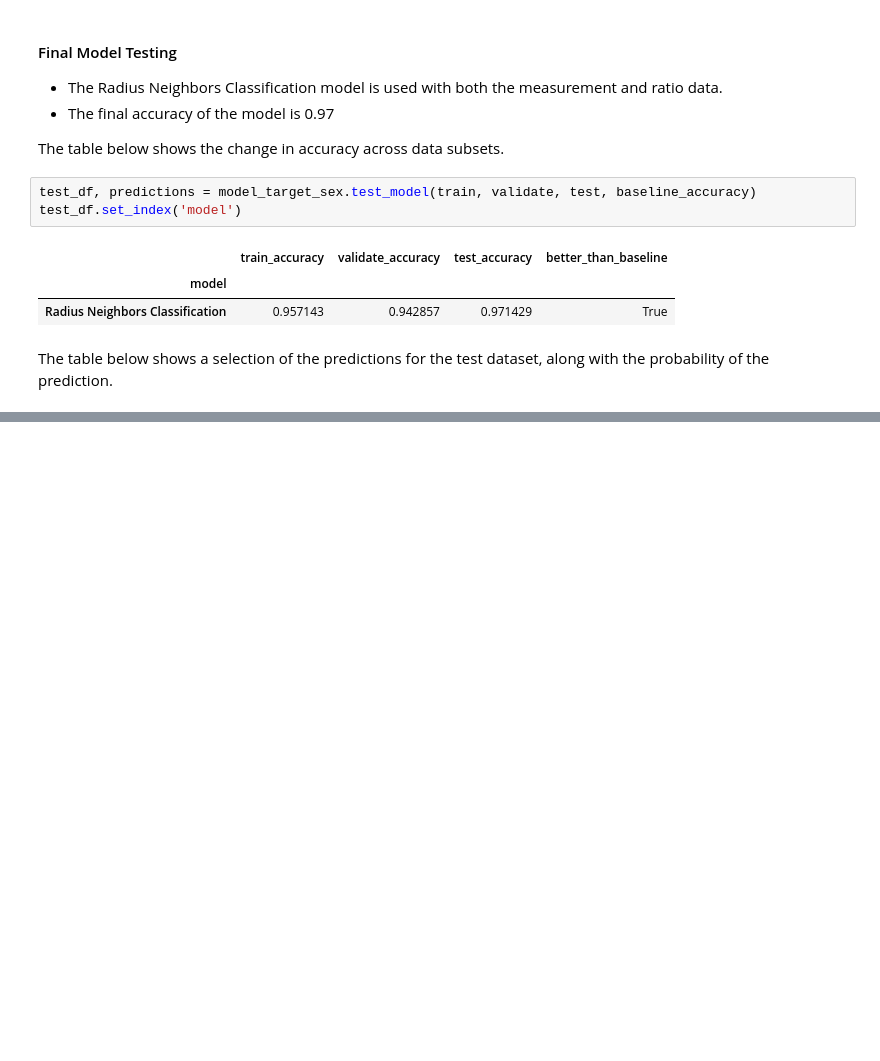
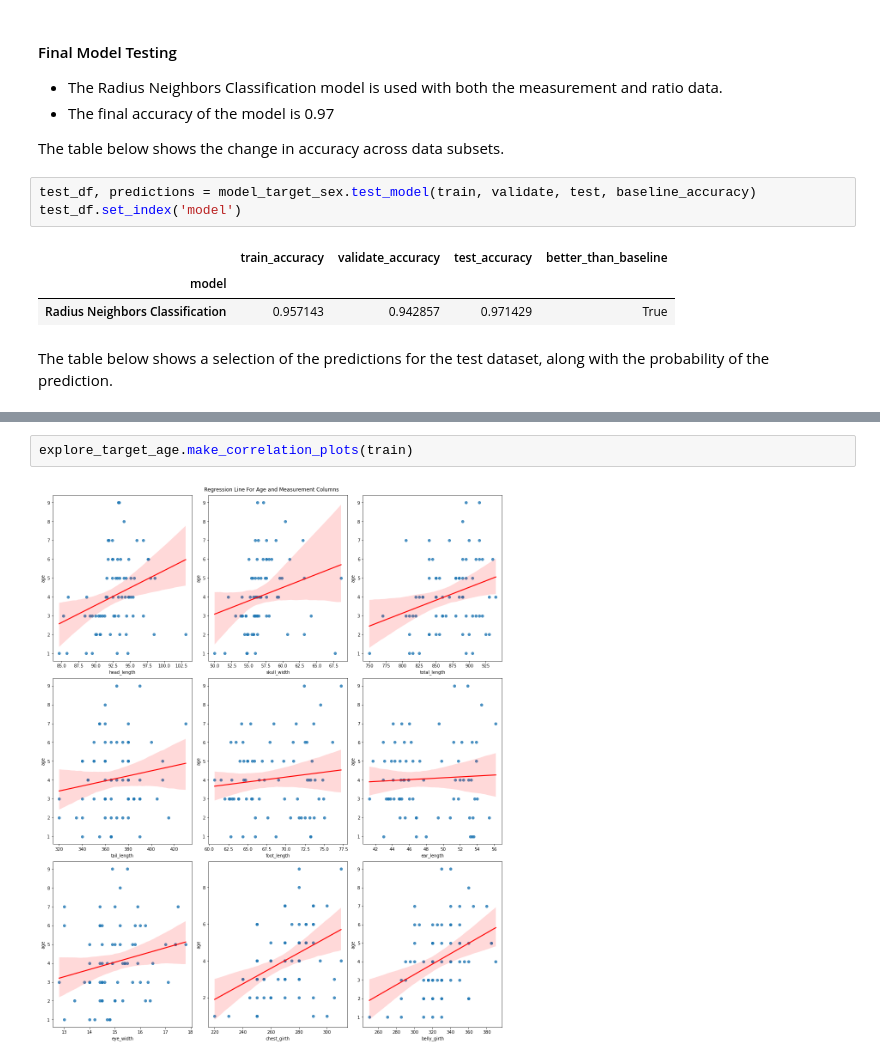
Before and after one commit to stephenfitzsimon/possum-regression, a Jupyter notebook: possum_models.ipynb, the cells around one changed output, grey strips where cells are left out. Cells and saved outputs as stored; diff of their text form; blank space fills up the shorter version.

Commit message:
added first plot for target age

```diff
--- a/possum_models.ipynb
+++ b/possum_models.ipynb
@@ -653,0 +661,4 @@ Back to : <a href='#contents'>Contents</a>   -   <a href='#var_sex'>Section Cont
+# %%
+explore_target_age.make_correlation_plots(train)
+# %% [output]
+[figure, added]
```
Also changed, not shown: parts of 6 cells of this notebook, 1 other file.
